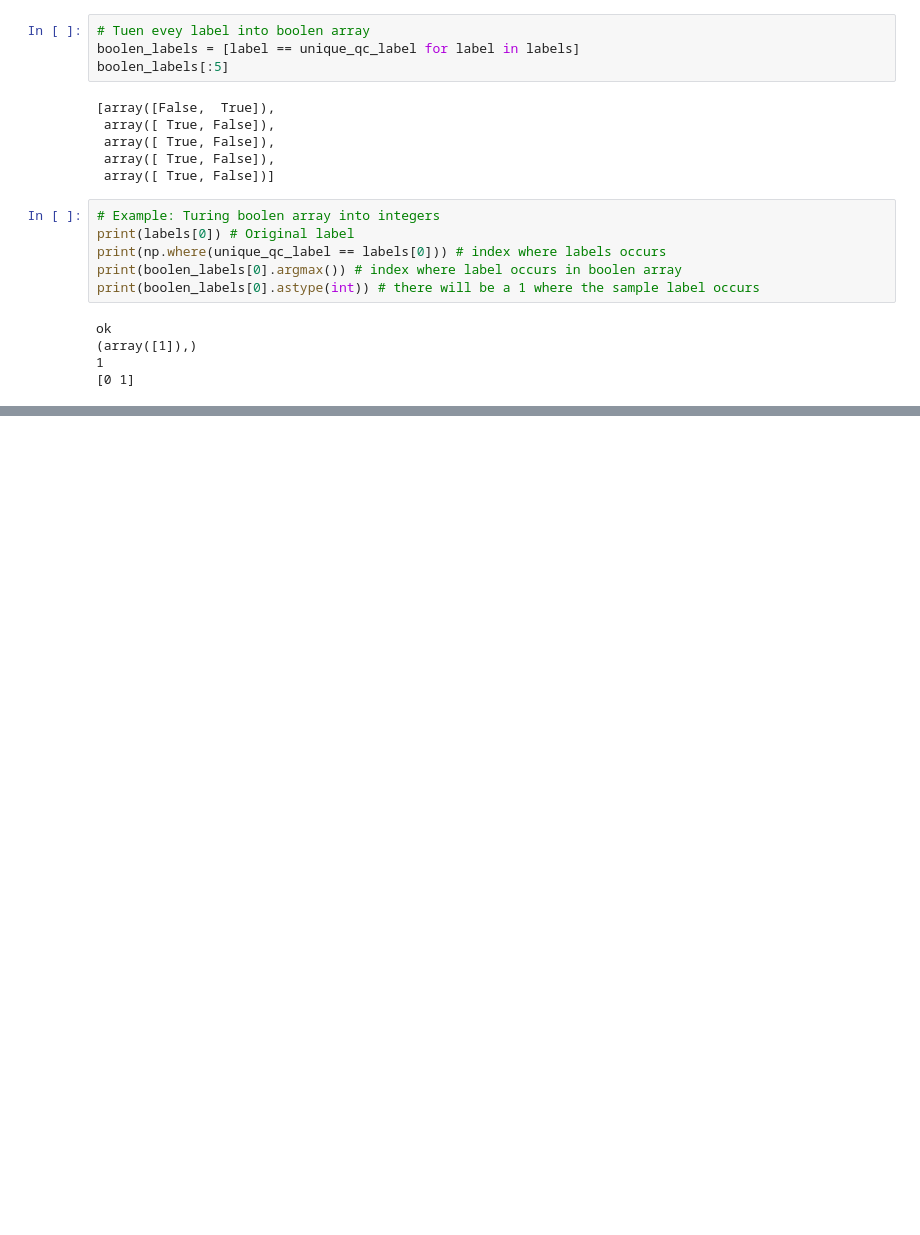
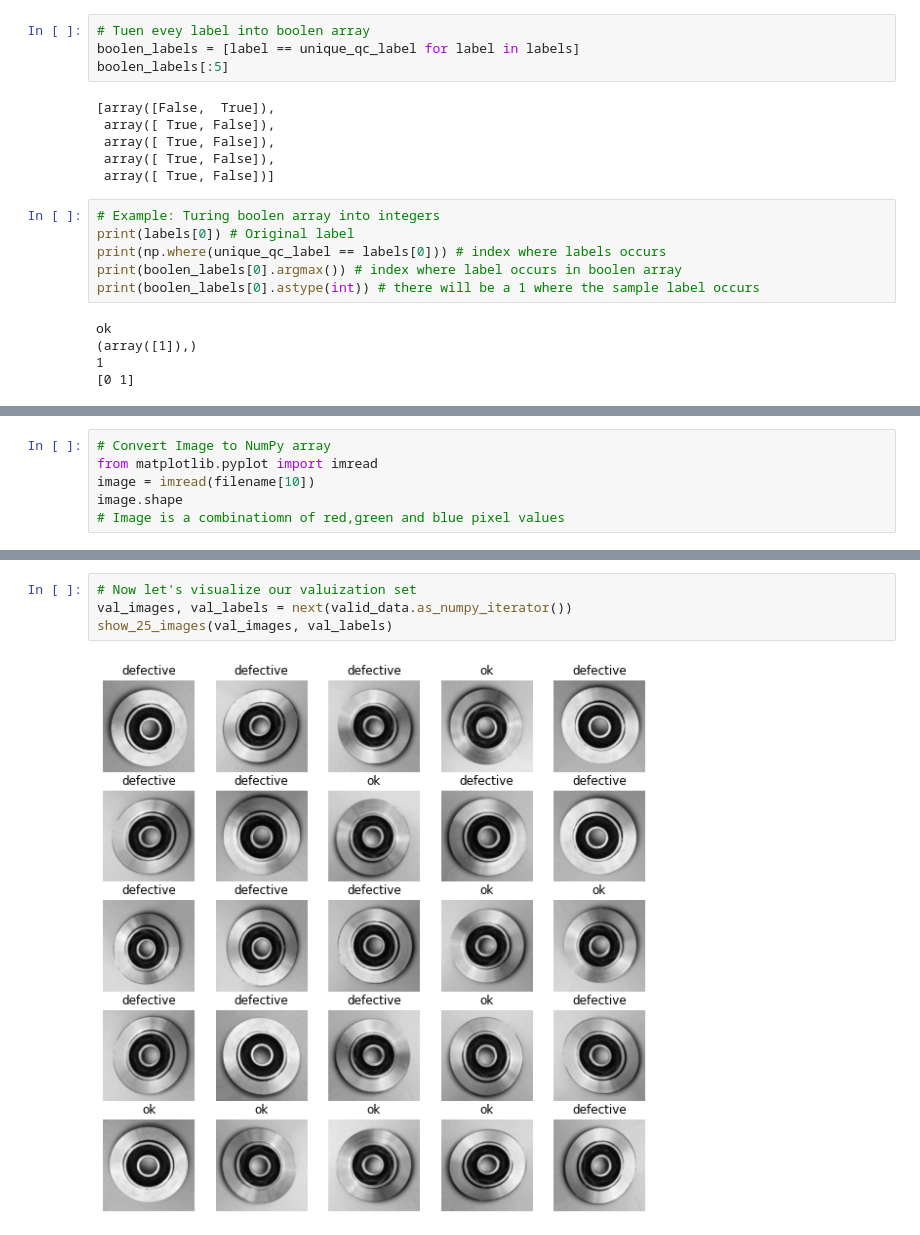
Before and after one commit to AnalystGagan/Project-inteliQC, a Jupyter notebook: inteliQC.ipynb, the cells around one changed output, grey strips where cells are left out. Cells and saved outputs as stored; diff of their text form; blank space fills up the shorter version.

```diff
--- a/inteliQC.ipynb
+++ b/inteliQC.ipynb
@@ -216,0 +275,6 @@ ok
+# %%
+# Convert Image to NumPy array
+from matplotlib.pyplot import imread
+image = imread(filename[10])
+image.shape
+# Image is a combinatiomn of red,green and blue pixel values
@@ -216,0 +471,6 @@ ok
+# %%
+# Now let's visualize our valuization set
+val_images, val_labels = next(valid_data.as_numpy_iterator())
+show_25_images(val_images, val_labels)
+# %% [output]
+[figure, added]
```
Also changed, not shown: parts of 25 cells of this notebook.
